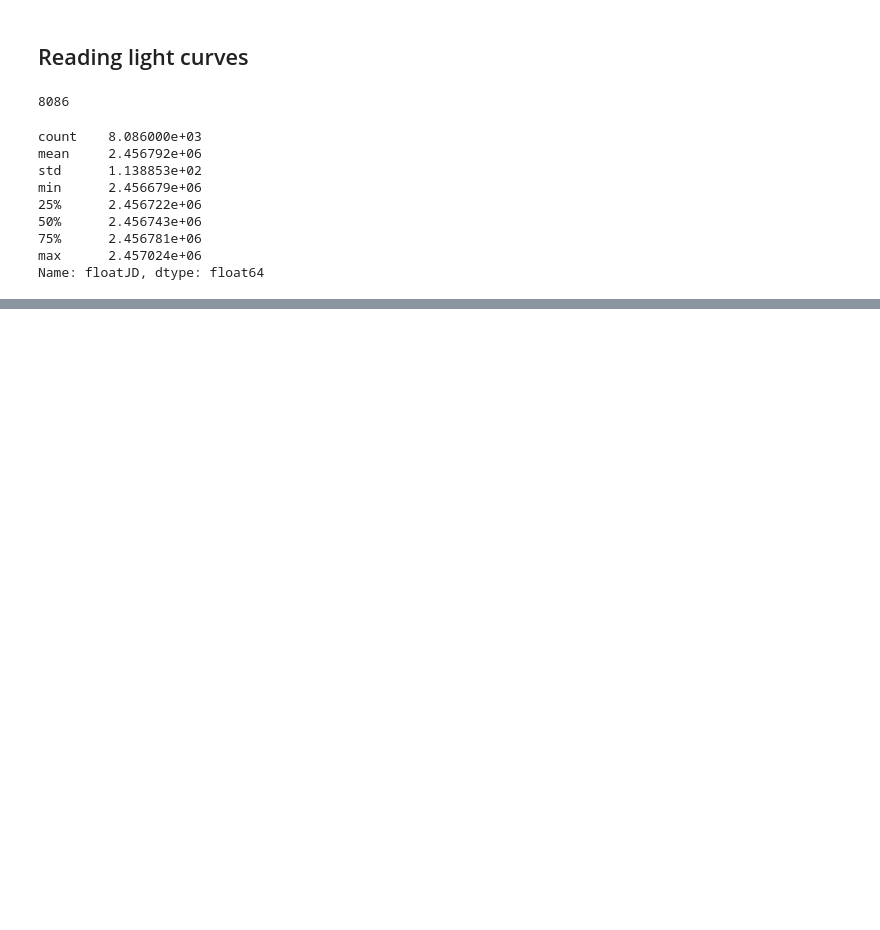
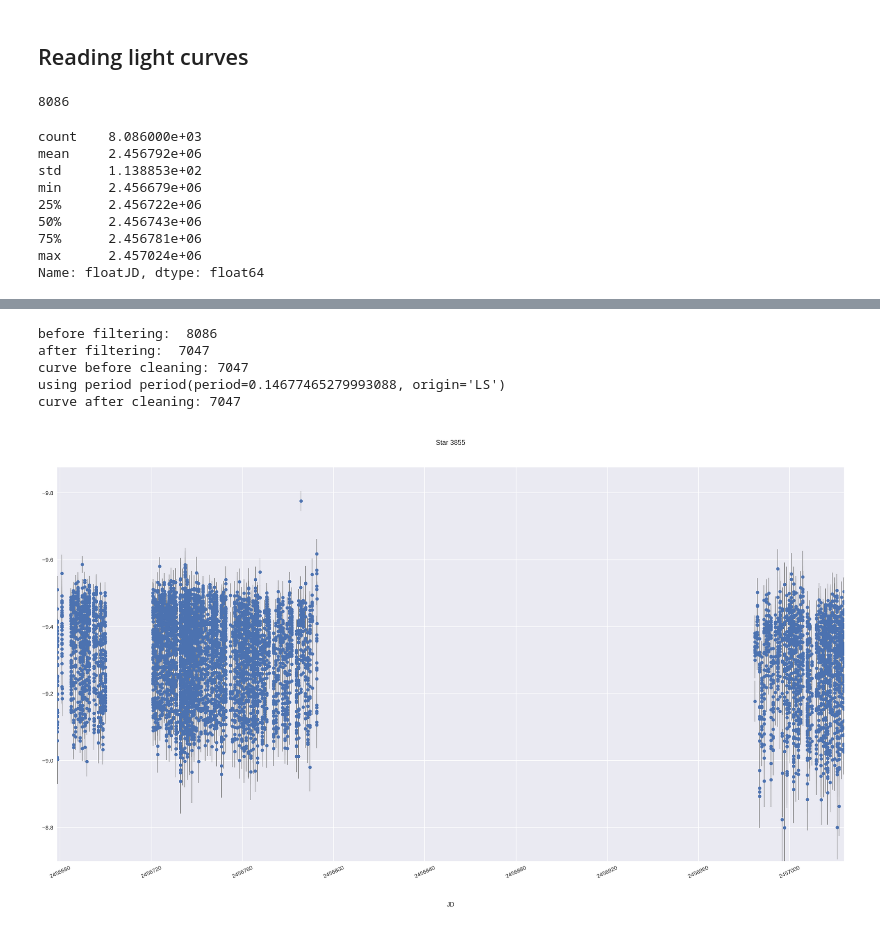
Before and after one commit to mrosseel/vast-automation, a Jupyter notebook: notebooks/jd_filtering.ipynb, the cells around one changed output, grey strips where cells are left out. Drawn from its saved outputs; the diff is of its cells as text; code cells hidden in the pictures; blank space fills up the shorter version.

```diff
--- a/notebooks/jd_filtering.ipynb
+++ b/notebooks/jd_filtering.ipynb
@@ -100,0 +96,9 @@ Wall time: 928 ms
+# %%
+t, lc = plot_star(3855, [2456700.0, 2456720.0])
+# %% [output]
+before filtering:  8086
+after filtering:  7047
+curve before cleaning: 7047
+using period period(period=0.14677465279993088, origin='LS')
+curve after cleaning: 7047
+[figure, added]
```
Also changed, not shown: parts of 7 cells of this notebook, 5 other files.
